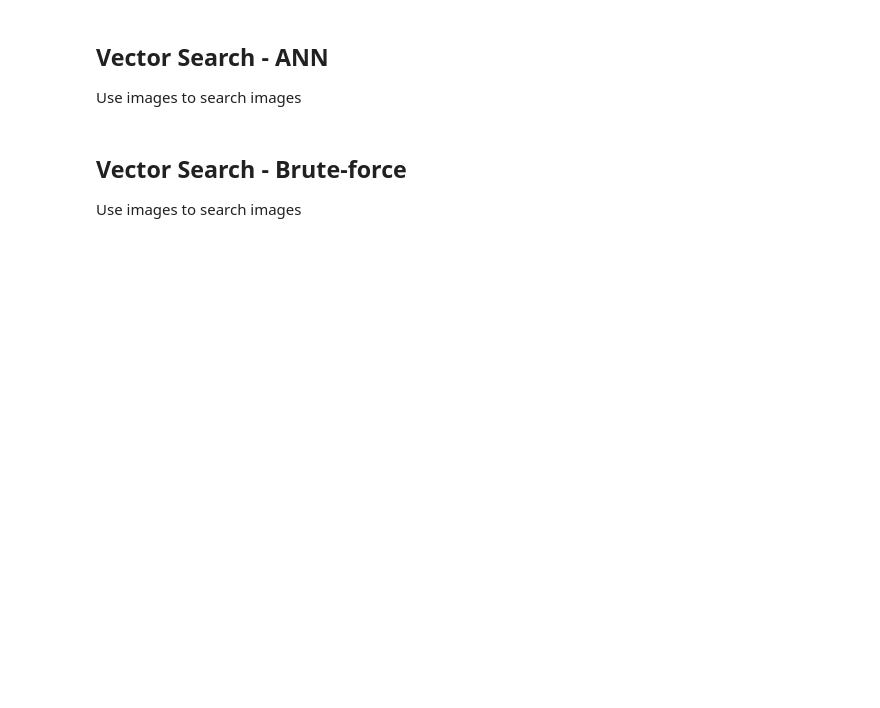
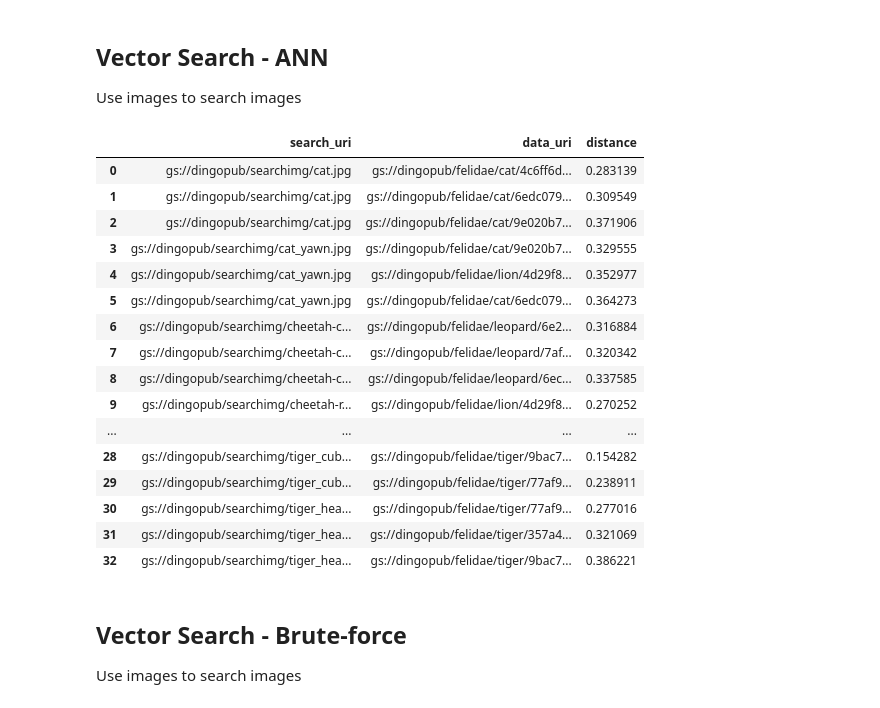
Before and after one commit to cloudymoma/gcp-playgroud-public, a Jupyter notebook: BigQuery/bq_llm/bqml_genai.ipynb, the cells around one changed output. Cells and saved outputs as stored; diff of their text form; code cells hidden in the pictures; blank space fills up the shorter version.

```diff
--- a/BigQuery/bq_llm/bqml_genai.ipynb
+++ b/BigQuery/bq_llm/bqml_genai.ipynb
@@ -255,16 +373,36 @@ Use images to search images
 # %%
 %%bigquery
 # Now do the search and compare the results
 SELECT query.uri as search_uri,
   base.uri as data_uri,
   distance
 FROM
  VECTOR_SEARCH(
    TABLE `gemini_demo.felidae_embeddings`,'ml_generate_embedding_result',
    TABLE `gemini_demo.searchimg_embeddings`,
    top_k => 3,
    distance_type => 'COSINE',
-   options => '{"fraction_lists_to_search": 0.005}');
+   options => '{"fraction_lists_to_search": 0.005}')
+QUALIFY ROW_NUMBER() OVER (PARTITION BY search_uri ORDER BY distance) <= 3
+ORDER BY search_uri;
+# %% [output]
+|  | search_uri | data_uri | distance |
+| 0 | gs://dingopub/searchimg/cat.jpg | gs://dingopub/felidae/cat/4c6ff6d... | 0.283139 |
+| 1 | gs://dingopub/searchimg/cat.jpg | gs://dingopub/felidae/cat/6edc079... | 0.309549 |
+| 2 | gs://dingopub/searchimg/cat.jpg | gs://dingopub/felidae/cat/9e020b7... | 0.371906 |
+| 3 | gs://dingopub/searchimg/cat_yawn.jpg | gs://dingopub/felidae/cat/9e020b7... | 0.329555 |
+| 4 | gs://dingopub/searchimg/cat_yawn.jpg | gs://dingopub/felidae/lion/4d29f8... | 0.352977 |
+| 5 | gs://dingopub/searchimg/cat_yawn.jpg | gs://dingopub/felidae/cat/6edc079... | 0.364273 |
+| 6 | gs://dingopub/searchimg/cheetah-c... | gs://dingopub/felidae/leopard/6e2... | 0.316884 |
+| 7 | gs://dingopub/searchimg/cheetah-c... | gs://dingopub/felidae/leopard/7af... | 0.320342 |
+| 8 | gs://dingopub/searchimg/cheetah-c... | gs://dingopub/felidae/leopard/6ec... | 0.337585 |
+| 9 | gs://dingopub/searchimg/cheetah-r... | gs://dingopub/felidae/lion/4d29f8... | 0.270252 |
+| ... | ... | ... | ... |
+| 28 | gs://dingopub/searchimg/tiger_cub... | gs://dingopub/felidae/tiger/9bac7... | 0.154282 |
+| 29 | gs://dingopub/searchimg/tiger_cub... | gs://dingopub/felidae/tiger/77af9... | 0.238911 |
+| 30 | gs://dingopub/searchimg/tiger_hea... | gs://dingopub/felidae/tiger/77af9... | 0.277016 |
+| 31 | gs://dingopub/searchimg/tiger_hea... | gs://dingopub/felidae/tiger/357a4... | 0.321069 |
+| 32 | gs://dingopub/searchimg/tiger_hea... | gs://dingopub/felidae/tiger/9bac7... | 0.386221 |
 # %% [markdown]
 ## Vector Search - Brute-force
 
```
Also changed, not shown: parts of 23 cells of this notebook.
